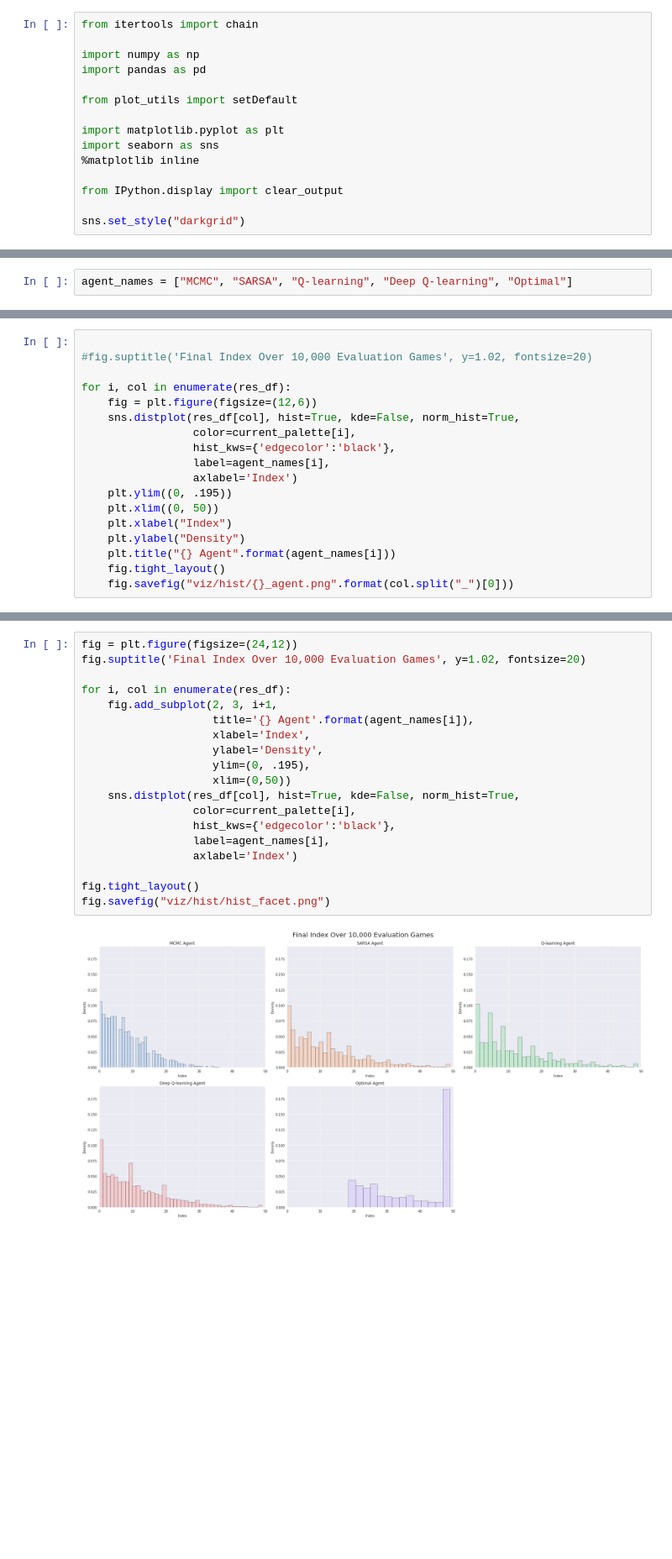
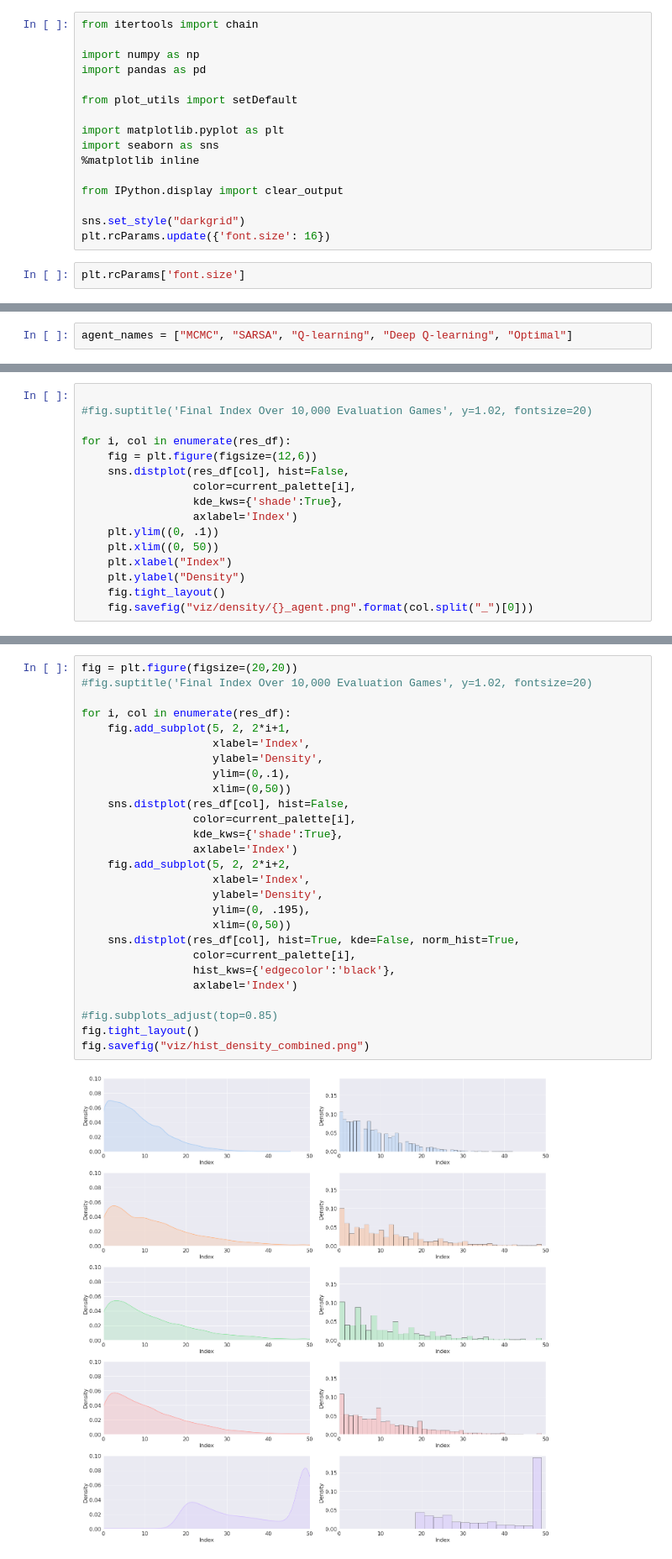
Before and after one commit to EricaHD/GettingGoodAtGoogol, a Jupyter notebook: visualizeResults.ipynb, the cells around one changed output, grey strips where cells are left out. Shown at 84% size. Drawn from its saved outputs; the diff is of its cells as text; blank space fills up the shorter version.

Commit message:
Removed titles from viz

```diff
--- a/visualizeResults.ipynb
+++ b/visualizeResults.ipynb
@@ -13,3 +13,6 @@ import seaborn as sns
 from IPython.display import clear_output
 
 sns.set_style("darkgrid")
+plt.rcParams.update({'font.size': 16})
+# %%
+plt.rcParams['font.size']
@@ -47,16 +91,14 @@ agent_names = ["MCMC", "SARSA", "Q-learning", "Deep Q-learning", "Optimal"]
 
 for i, col in enumerate(res_df):
     fig = plt.figure(figsize=(12,6))
-    sns.distplot(res_df[col], hist=True, kde=False, norm_hist=True,
+    sns.distplot(res_df[col], hist=False,
                  color=current_palette[i],
-                 hist_kws={'edgecolor':'black'},
-                 label=agent_names[i],
+                 kde_kws={'shade':True},
                  axlabel='Index')
-    plt.ylim((0, .195))
+    plt.ylim((0, .1))
     plt.xlim((0, 50))
     plt.xlabel("Index")
     plt.ylabel("Density")
-    plt.title("{} Agent".format(agent_names[i]))
     fig.tight_layout()
-    fig.savefig("viz/hist/{}_agent.png".format(col.split("_")[0]))
+    fig.savefig("viz/density/{}_agent.png".format(col.split("_")[0]))
 # %% [output]
@@ -68,22 +129,30 @@ for i, col in enumerate(res_df):
 # %%
-fig = plt.figure(figsize=(24,12))
-fig.suptitle('Final Index Over 10,000 Evaluation Games', y=1.02, fontsize=20)
+fig = plt.figure(figsize=(20,20))
+#fig.suptitle('Final Index Over 10,000 Evaluation Games', y=1.02, fontsize=20)
 
 for i, col in enumerate(res_df):
-    fig.add_subplot(2, 3, i+1,
-                    title='{} Agent'.format(agent_names[i]),
+    fig.add_subplot(5, 2, 2*i+1,
+                    xlabel='Index',
+                    ylabel='Density',
+                    ylim=(0,.1),
+                    xlim=(0,50))
+    sns.distplot(res_df[col], hist=False,
+                 color=current_palette[i],
+                 kde_kws={'shade':True},
+                 axlabel='Index')
+    fig.add_subplot(5, 2, 2*i+2,
                     xlabel='Index',
                     ylabel='Density',
                     ylim=(0, .195),
                     xlim=(0,50))
     sns.distplot(res_df[col], hist=True, kde=False, norm_hist=True,
                  color=current_palette[i],
                  hist_kws={'edgecolor':'black'},
-                 label=agent_names[i],
                  axlabel='Index')
 
+#fig.subplots_adjust(top=0.85)
 fig.tight_layout()
-fig.savefig("viz/hist/hist_facet.png")
+fig.savefig("viz/hist_density_combined.png")
 # %% [output]
-[figure, old version]
+[figure, new version]
 # %%
```
Also changed, not shown: parts of 10 cells of this notebook, 15 other files.
